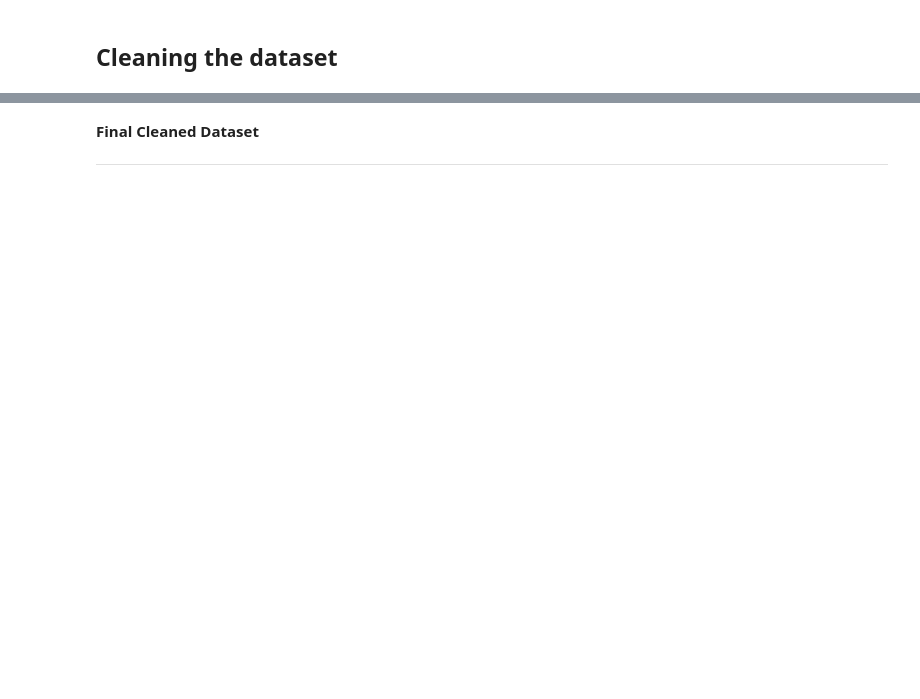
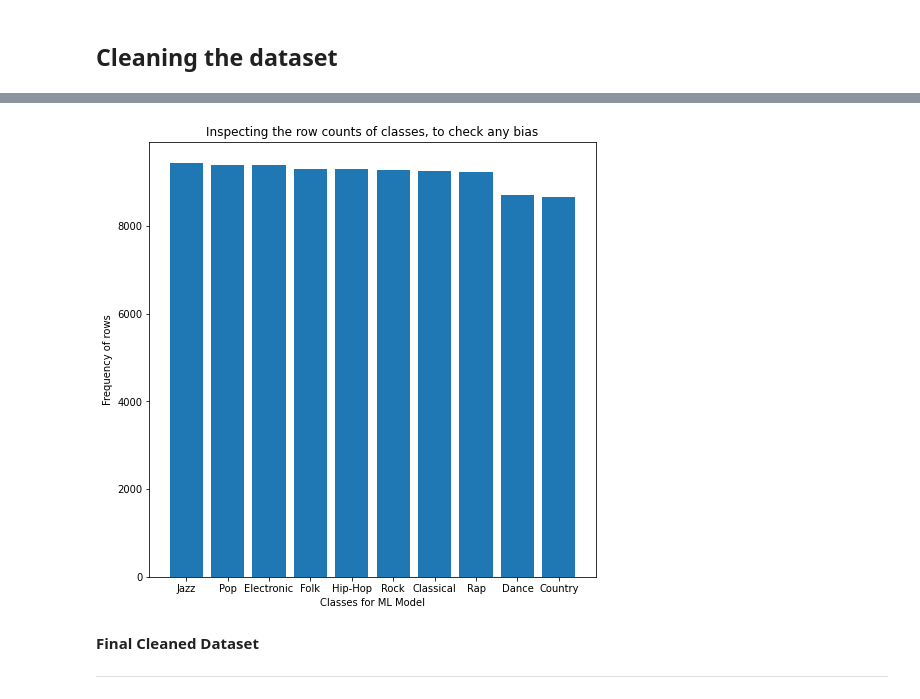
Before and after one commit to aditya26091999/music-genre-classification, a Jupyter notebook: music-genre-classification.ipynb, the cells around one changed output, grey strips where cells are left out. Cells and saved outputs as stored; diff of their text form; code cells hidden in the pictures; blank space fills up the shorter version.

Commit message:
MGC-006 Final Proportionate dataset made

```diff
--- a/music-genre-classification.ipynb
+++ b/music-genre-classification.ipynb
@@ -56,0 +90,12 @@ for x in rows_to_drop:
+# %%
+a = dataset.value_counts('genre')
+x = a.index
+y = a.values
+fig,axs = plt.subplots(figsize=(8,8))
+axs.bar(x,y)
+axs.set_xlabel("Classes for ML Model")
+axs.set_ylabel("Frequency of rows")
+axs.set_title("Inspecting the row counts of classes, to check any bias")
+plt.show()
+# %% [output]
+[figure, added]
```
Also changed, not shown: parts of 13 cells of this notebook.
